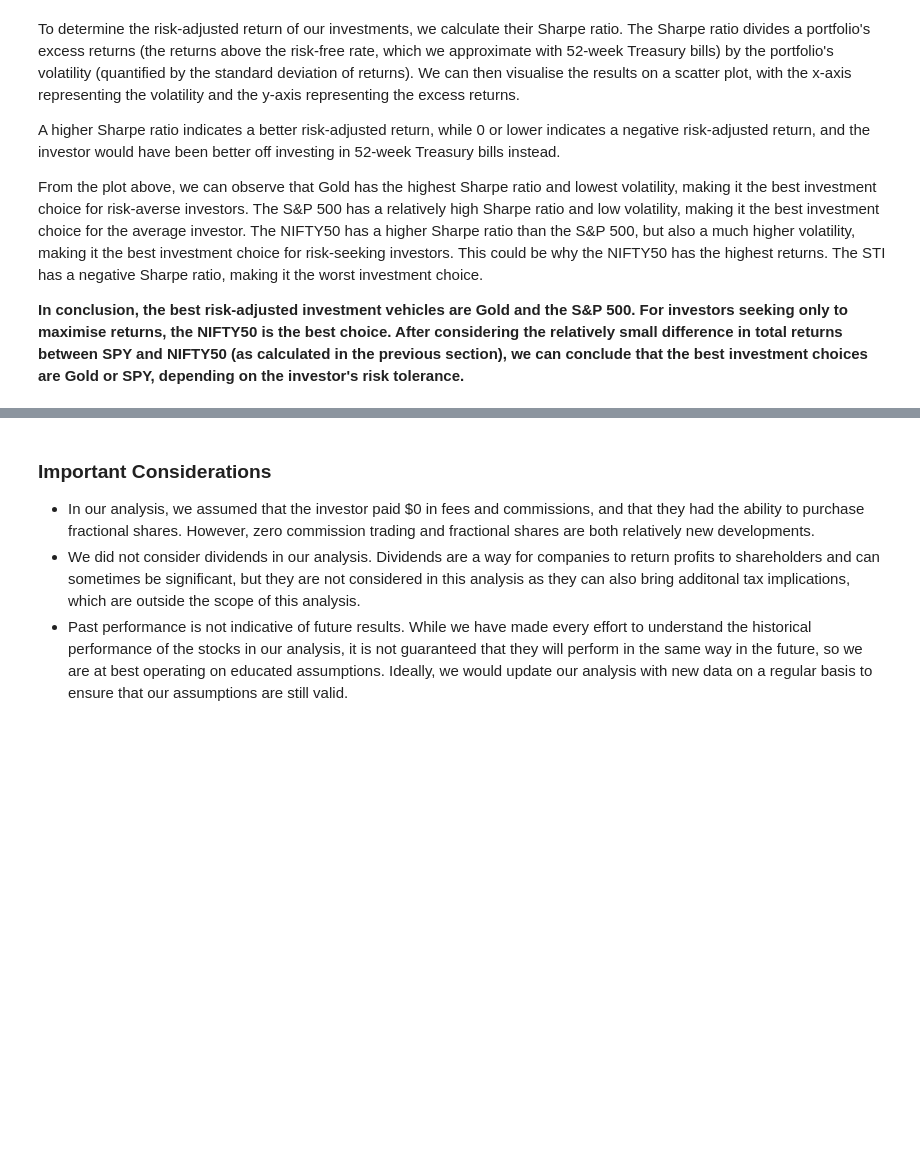
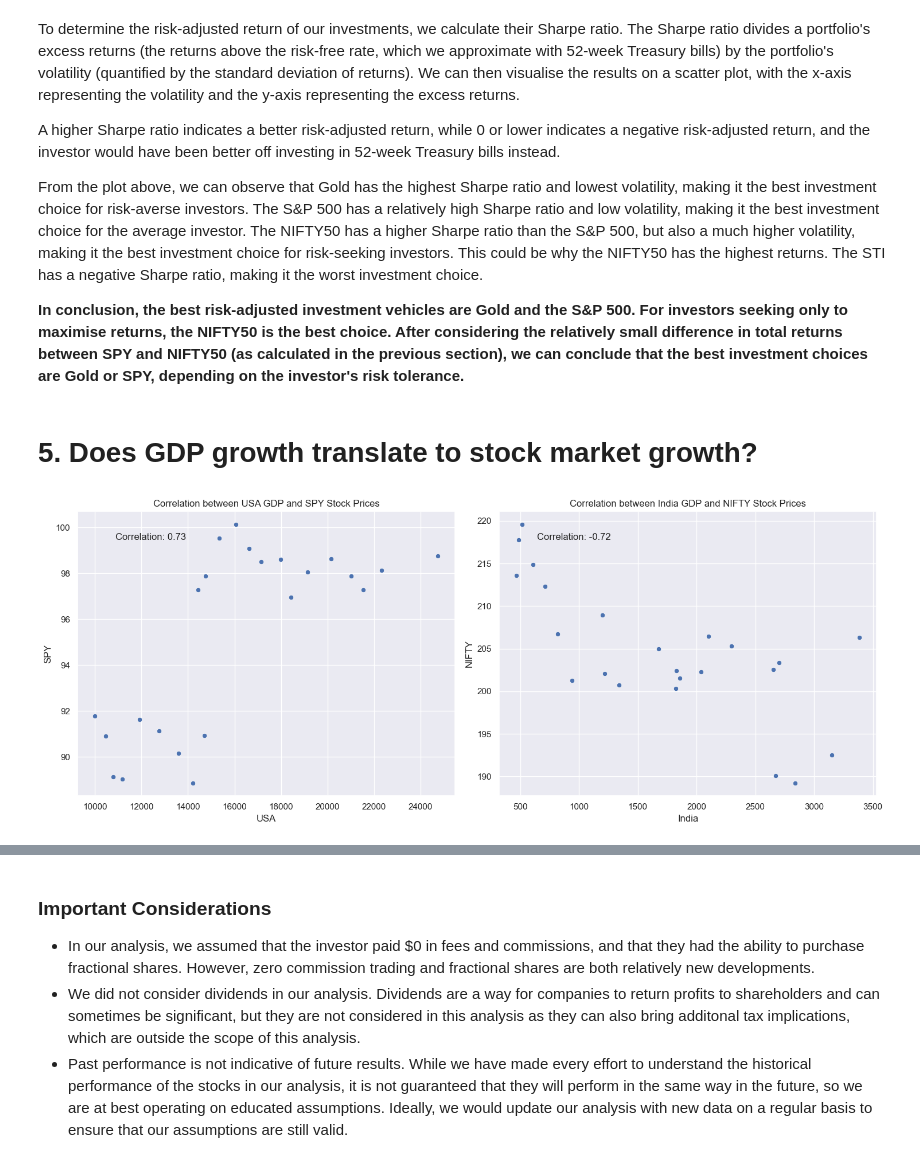
Before and after one commit to ConfuseIous/PDS-CA2, a Jupyter notebook: Main.ipynb, the cells around one changed output, grey strips where cells are left out. Saved outputs shown, nothing was run; the diff lists cells and outputs as text; code cells hidden in the pictures; blank space fills up the shorter version.

```diff
--- a/Main.ipynb
+++ b/Main.ipynb
@@ -59,5 +59,6 @@ class ParsedDataFrames:
     mf_data = None
     sg_cpi_data = None
     us_cpi_data = None
+    gdp_data = None
 
 data = ParsedDataFrames()
@@ -63,0 +67,5 @@ data = ParsedDataFrames()
+# %%
+gdp_data = pd.read_csv('data/USA-GDP.csv', parse_dates=True)
+gdp_data.columns = ['Date', 'USA']
+gdp_data['Date'] = pd.to_datetime(gdp_data['Date'])
+gdp_data.head()
@@ -63,0 +81,13 @@ data = ParsedDataFrames()
+# %%
+india_gdp_data = pd.read_csv('data/India-GDP.csv', parse_dates=True)
+india_gdp_data.columns = ['Date', 'India']
+india_gdp_data['India'] = india_gdp_data['India'] / 1000000000 # data is raw dollars, divide to get billions
+india_gdp_data['Date'] = pd.to_datetime(india_gdp_data['Date'])
+
+gdp_data = pd.merge(gdp_data, india_gdp_data, how="inner", on="Date")
+data.gdp_data = gdp_data
+
+data.gdp_data = data.gdp_data[data.gdp_data['Date'] >= '2000-01-01']
+data.gdp_data = data.gdp_data[data.gdp_data['Date'] <= '2022-12-31']
+
+data.gdp_data.tail()
@@ -541,3 +578,23 @@ A higher Sharpe ratio indicates a better risk-adjusted return, while 0 or lower
 From the plot above, we can observe that Gold has the highest Sharpe ratio and lowest volatility, making it the best investment choice for risk-averse investors. The S&P 500 has a relatively high Sharpe ratio and low volatility, making it the best investment choice for the average investor. The NIFTY50 has a higher Sharpe ratio than the S&P 500, but also a much higher volatility, making it the best investment choice for risk-seeking investors. This could be why the NIFTY50 has the highest returns. The STI has a negative Sharpe ratio, making it the worst investment choice.
 
 **In conclusion, the best risk-adjusted investment vehicles are Gold and the S&P 500. For investors seeking only to maximise returns, the NIFTY50 is the best choice. After considering the relatively small difference in total returns between SPY and NIFTY50 (as calculated in the previous section), we can conclude that the best investment choices are Gold or SPY, depending on the investor's risk tolerance.**
+# %% [markdown]
+# 5. Does GDP growth translate to stock market growth?
+# %%
+merged_data = asset_data[['SPY', 'NIFTY']]
+merged_data = pd.merge(data.gdp_data, merged_data, how='inner', left_index=True, right_index=True)
+
+fig, axes = plt.subplots(1, 2, figsize=(15, 6))
+
+sns.scatterplot(ax=axes[0], x='USA', y='SPY', data=merged_data)
+axes[0].set_title('Correlation between USA GDP and SPY Stock Prices')
+
+sns.scatterplot(ax=axes[1], x='India', y='NIFTY', data=merged_data)
+axes[1].set_title('Correlation between India GDP and NIFTY Stock Prices')
+axes[0].annotate('Correlation: {:.2f}'.format(merged_data['USA'].corr(merged_data['SPY'])), xy=(0.1, 0.9), xycoords='axes fraction')
+axes[1].annotate('Correlation: {:.2f}'.format(merged_data['India'].corr(merged_data['NIFTY'])), xy=(0.1, 0.9), xycoords='axes fraction')
+
+plt.tight_layout() # Subplot spacing
+plt.show()
+# %% [output]
+[figure, added]
```
Also changed, not shown: parts of 7 cells of this notebook.
